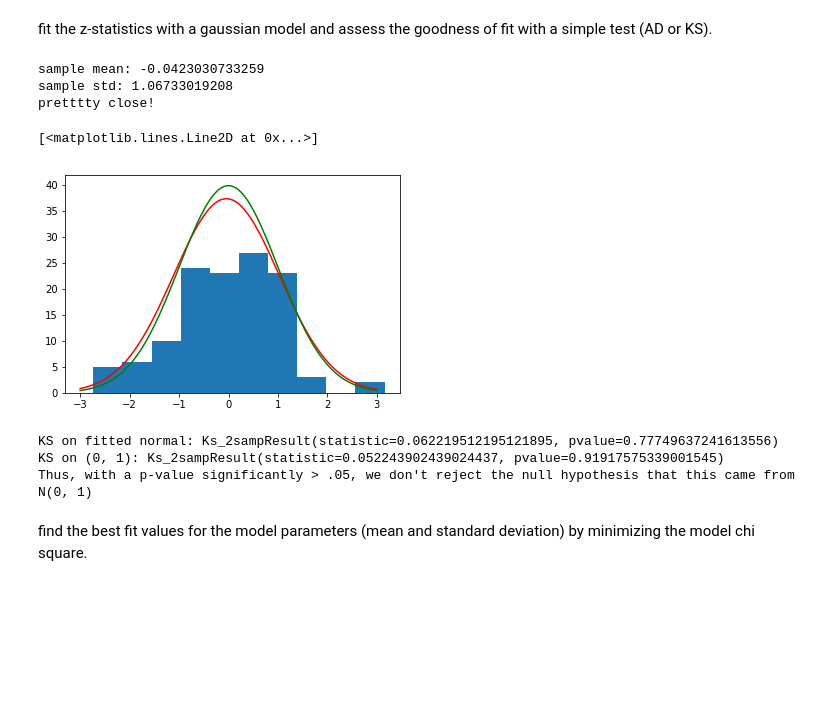
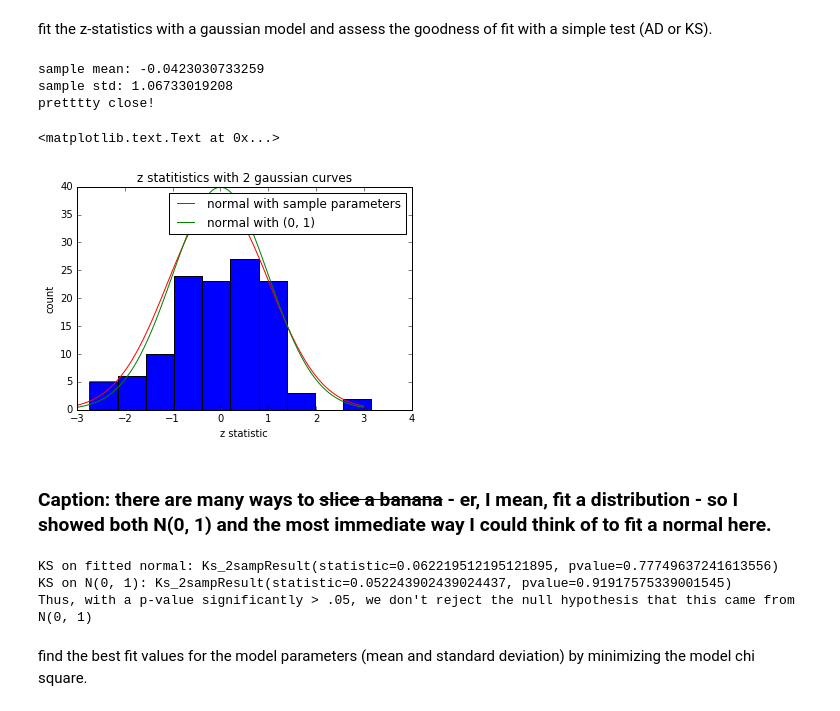
Before and after one commit to jif245/PUI2017_clm633, a Jupyter notebook: HW5_clm633/assignment1_clm633.ipynb, the cells around one changed output. Drawn from its saved outputs; the diff is of its cells as text; code cells hidden in the pictures; blank space fills up the shorter version.

```diff
--- a/HW5_clm633/assignment1_clm633.ipynb
+++ b/HW5_clm633/assignment1_clm633.ipynb
@@ -68,30 +86,36 @@ fit the z-statistics with a gaussian model and assess the goodness of fit with a
 # %%
 zm = z_stats.mean()
 zstd = z_stats.std(ddof=1)
 print "sample mean: {}".format(zm)
 print "sample std: {}".format(zstd)
 print "pretttty close!"
 plt.hist(z_stats)
 # i know you can yscale better, see HW2 where i did it for completeness' sake
 x = np.linspace(-3, 3, 100)
 plt.plot(x, 100 *scipy.stats.norm.pdf(x, zm, zstd), 'r-', label='normal with sample parameters')
 plt.plot(x, 100 * scipy.stats.norm.pdf(x, 0, 1), 'g-', label='normal with (0, 1)')
+plt.legend()
+plt.xlabel("z statistic")
+plt.ylabel("count")
+plt.title("z statitistics with 2 gaussian curves")
 # %% [output]
 sample mean: -0.0423030733259
 sample std: 1.06733019208
 pretttty close!
-[<matplotlib.lines.Line2D at 0x...>]
+<matplotlib.text.Text at 0x...>
-[figure, old version]
+[figure, new version]
+# %% [markdown]
+### Caption: there are many ways to <s>slice a banana</s> - er, I mean, fit a distribution - so I showed both N(0, 1) and the most immediate way I could think of to fit a normal here.
 # %%
 np.random.seed(42)
 normal_samples = np.random.normal(size=1000)
 fitted_samples = np.random.normal(size=1000, loc=zm, scale=zstd)
 print "KS on fitted normal: {}".format(scipy.stats.ks_2samp(z_stats, fitted_samples))
-print "KS on (0, 1): {}".format(scipy.stats.ks_2samp(z_stats, normal_samples))
+print "KS on N(0, 1): {}".format(scipy.stats.ks_2samp(z_stats, normal_samples))
 print "Thus, with a p-value significantly > .05, we don't reject the null hypothesis that this came from N(0, 1)"
 # %% [output]
 KS on fitted normal: Ks_2sampResult(statistic=0.062219512195121895, pvalue=0.77749637241613556)
-KS on (0, 1): Ks_2sampResult(statistic=0.052243902439024437, pvalue=0.91917575339001545)
+KS on N(0, 1): Ks_2sampResult(statistic=0.052243902439024437, pvalue=0.91917575339001545)
 Thus, with a p-value significantly > .05, we don't reject the null hypothesis that this came from N(0, 1)
 # %% [markdown]
 find the best fit values for the model parameters (mean and standard deviation) by minimizing the model chi square.
```
Also changed, not shown: parts of 9 cells of this notebook, 3 other files.
